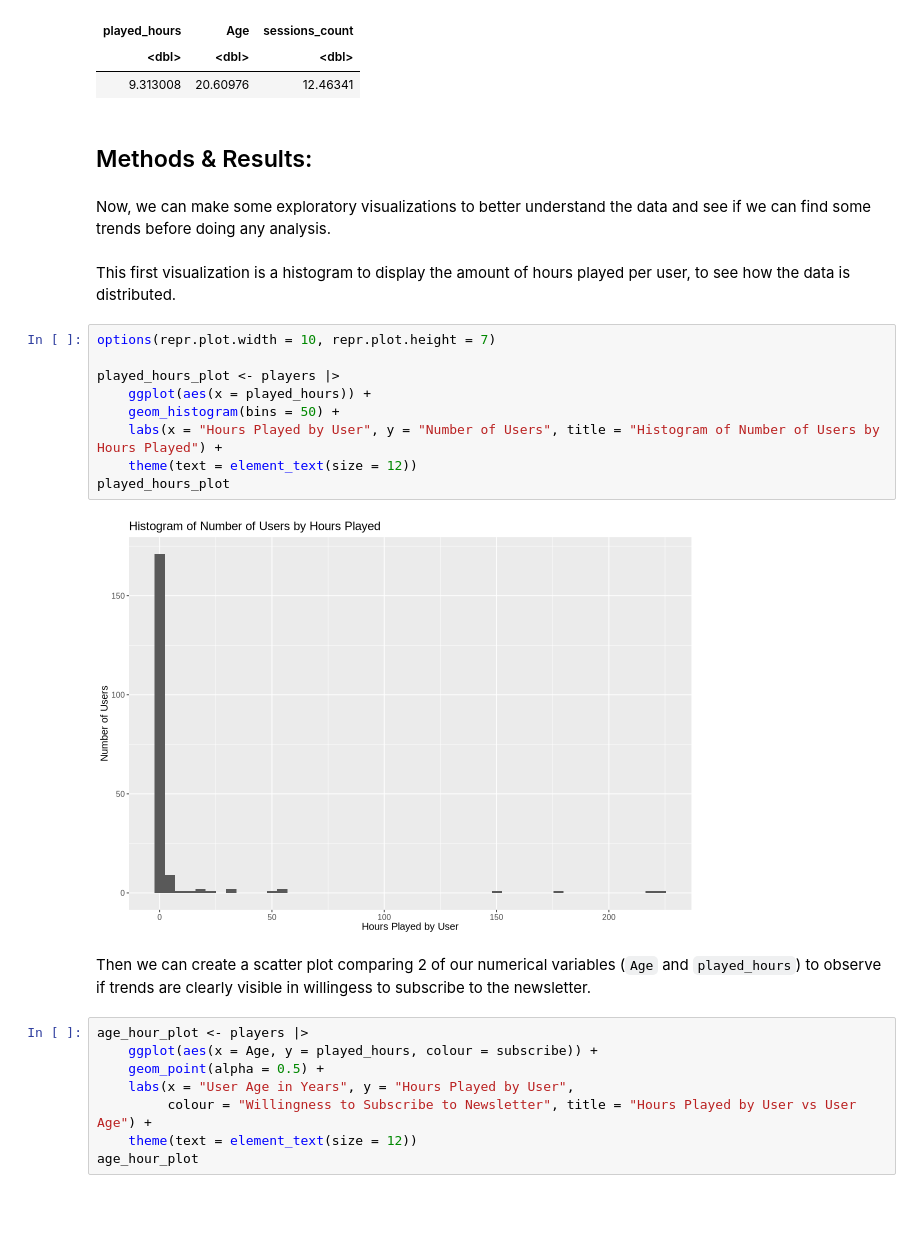
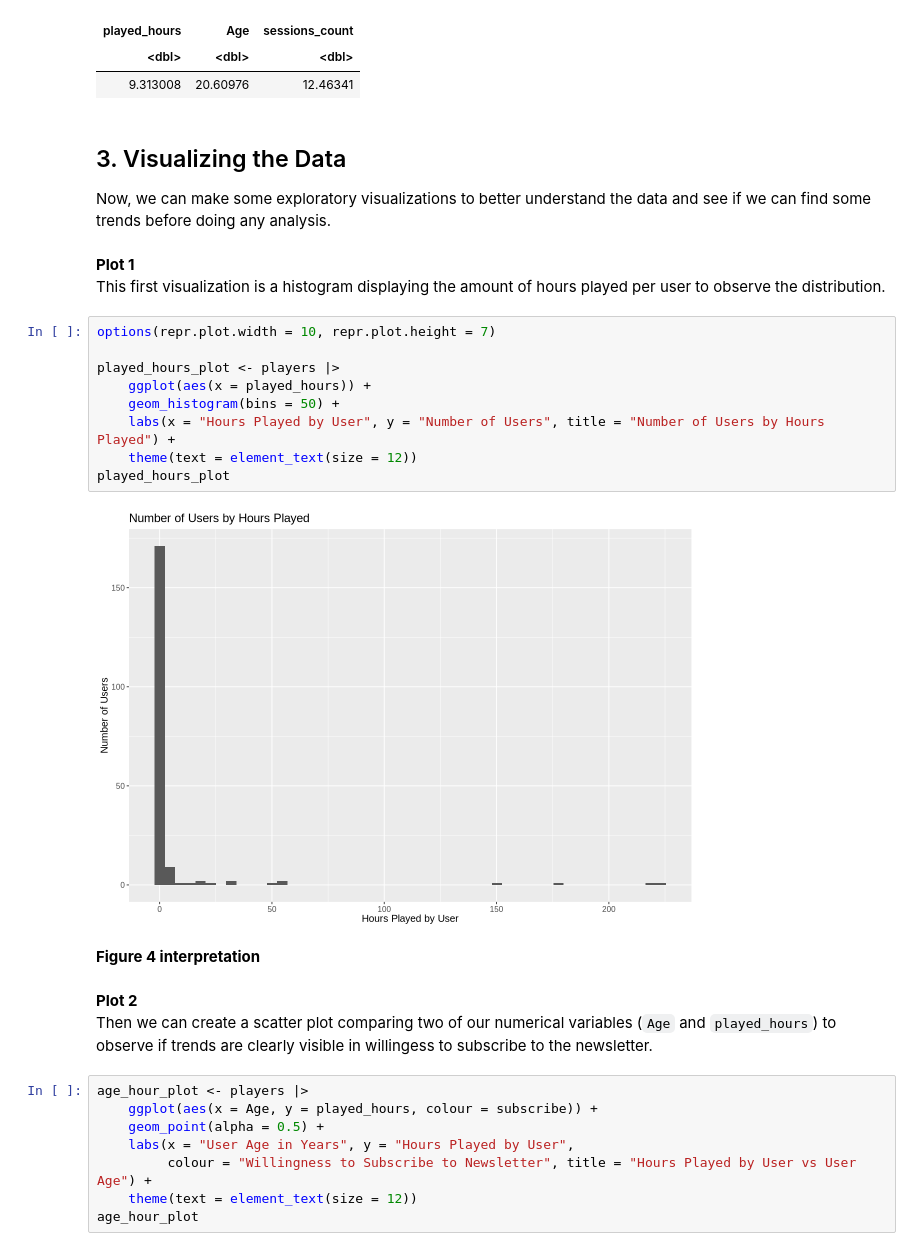
Before and after one commit to acay05/dsci-100-2025W2-006-group4, a Jupyter notebook: Final_Project_Group4.ipynb, the cells around one changed output. Drawn from its saved outputs; the diff is of its cells as text; blank space fills up the shorter version.

Commit message:
updated, methods work in progress

```diff
--- a/Final_Project_Group4.ipynb
+++ b/Final_Project_Group4.ipynb
@@ -112,24 +172,28 @@ A tibble: 1 × 3
 | <dbl> | <dbl> | <dbl> |
 | 9.313008 | 20.60976 | 12.46341 |
 # %% [markdown]
-## Methods & Results: ##
+## 3. Visualizing the Data ##
+
+Now, we can make some exploratory visualizations to better understand the data and see if we can find some trends before doing any analysis.
-# %% [markdown]
-Now, we can make some exploratory visualizations to better understand the data and see if we can find some trends before doing any analysis.
 # %% [markdown]
-This first visualization is a histogram to display the amount of hours played per user, to see how the data is distributed.
+**Plot 1** \
+This first visualization is a histogram displaying the amount of hours played per user to observe the distribution.
 # %%
 options(repr.plot.width = 10, repr.plot.height = 7)
 
 played_hours_plot <- players |>
     ggplot(aes(x = played_hours)) +
     geom_histogram(bins = 50) +
-    labs(x = "Hours Played by User", y = "Number of Users", title = "Histogram of Number of Users by Hours Played") +
+    labs(x = "Hours Played by User", y = "Number of Users", title = "Number of Users by Hours Played") +
     theme(text = element_text(size = 12))
 played_hours_plot
 # %% [output]
-[figure, old version]
+[figure, new version]
+# %% [markdown]
+**Figure 4 interpretation**
 # %% [markdown]
-Then we can create a scatter plot comparing 2 of our numerical variables (`Age` and `played_hours`) to observe if trends are clearly visible in willingess to subscribe to the newsletter.
+**Plot 2** \
+Then we can create a scatter plot comparing two of our numerical variables (`Age` and `played_hours`) to observe if trends are clearly visible in willingess to subscribe to the newsletter.
 # %%
 age_hour_plot <- players |>
     ggplot(aes(x = Age, y = played_hours, colour = subscribe)) +
```
Also changed, not shown: parts of 20 cells of this notebook.
